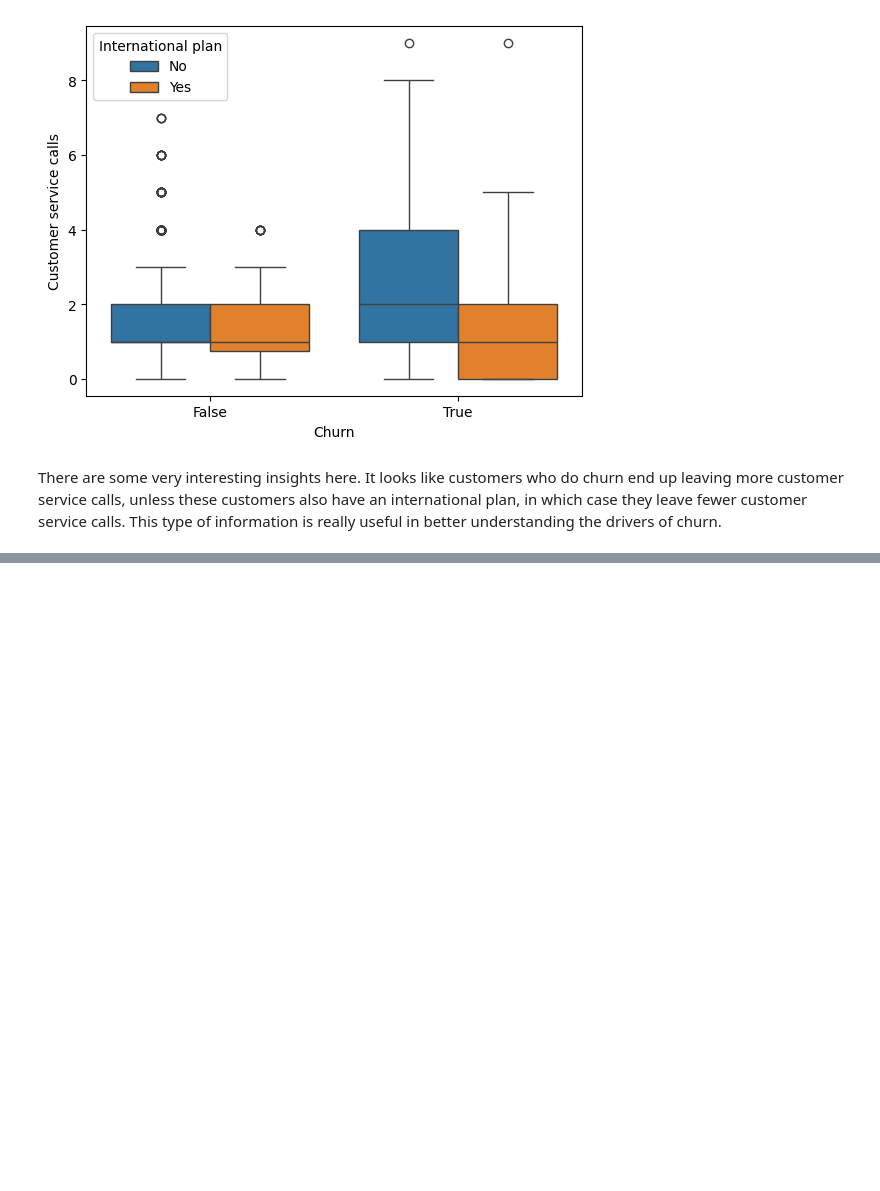
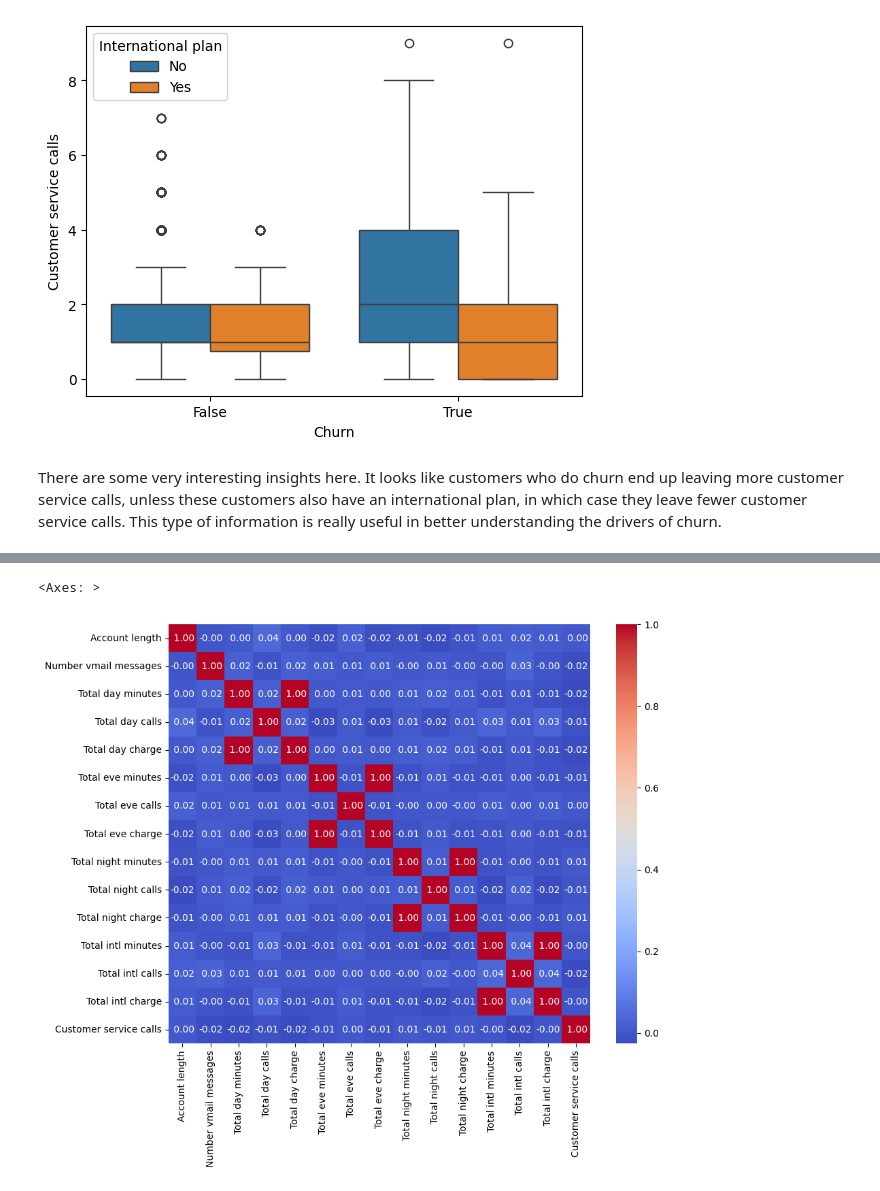
Before and after one commit to anuradha-datascience/machine-learning, a Jupyter notebook: CustomerChurn.ipynb, the cells around one changed output, grey strips where cells are left out. Cells and saved outputs as stored; diff of their text form; code cells hidden in the pictures; blank space fills up the shorter version.

```diff
--- a/CustomerChurn.ipynb
+++ b/CustomerChurn.ipynb
@@ -10,7 +10,7 @@ import seaborn as sns
 # %% [markdown]
 # Load Data and Validate
 # %%
-telco=pd.read_csv("train.csv")
+telco=pd.read_csv("customer_churn_train.csv")
 # %%
 telco.head()
 # %% [output]
@@ -172,0 +279,6 @@ sns.boxplot(x = 'Churn',
+# %%
+# Drop the original 'State' column from the DataFrame
+telco = telco.drop(columns=['State'])
+
+# Concatenate the one-hot encoded columns with the DataFrame
+telco = pd.concat([telco, telco_state], axis=1)
@@ -172,0 +352,32 @@ sns.boxplot(x = 'Churn',
+# %%
+from sklearn.preprocessing import StandardScaler
+
+num_telco= ['Account length',
+ 'Number vmail messages',
+ 'Total day minutes',
+ 'Total day calls',
+ 'Total day charge',
+ 'Total eve minutes',
+ 'Total eve calls',
+ 'Total eve charge',
+ 'Total night minutes',
+ 'Total night calls',
+ 'Total night charge',
+ 'Total intl minutes',
+ 'Total intl calls',
+ 'Total intl charge',
+ 'Customer service calls']
+# Scale only the numerical columns
+telco_scaled = StandardScaler().fit_transform(telco[num_telco])
+
+# Create a DataFrame with scaled numerical columns
+telco_scaled_df = pd.DataFrame(telco_scaled, columns=num_telco)
+
+# Drop original numerical columns from the original DataFrame
+telco.drop(columns=num_telco, inplace=True)
+
+# Concatenate the original DataFrame with the scaled numerical columns
+telco = pd.concat([telco, telco_scaled_df], axis=1)
+
+# Print the updated DataFrame
+print(telco[num_telco].describe())
@@ -172,0 +414,8 @@ sns.boxplot(x = 'Churn',
+# %%
+corr_matrix=telco[num_telco].corr()
+# %%
+plt.figure(figsize=(10,8))
+sns.heatmap(corr_matrix,annot=True,cmap='coolwarm',fmt=" .2f")
+# %% [output]
+<Axes: >
+[figure, added]
```
Also changed, not shown: parts of 28 cells of this notebook.
